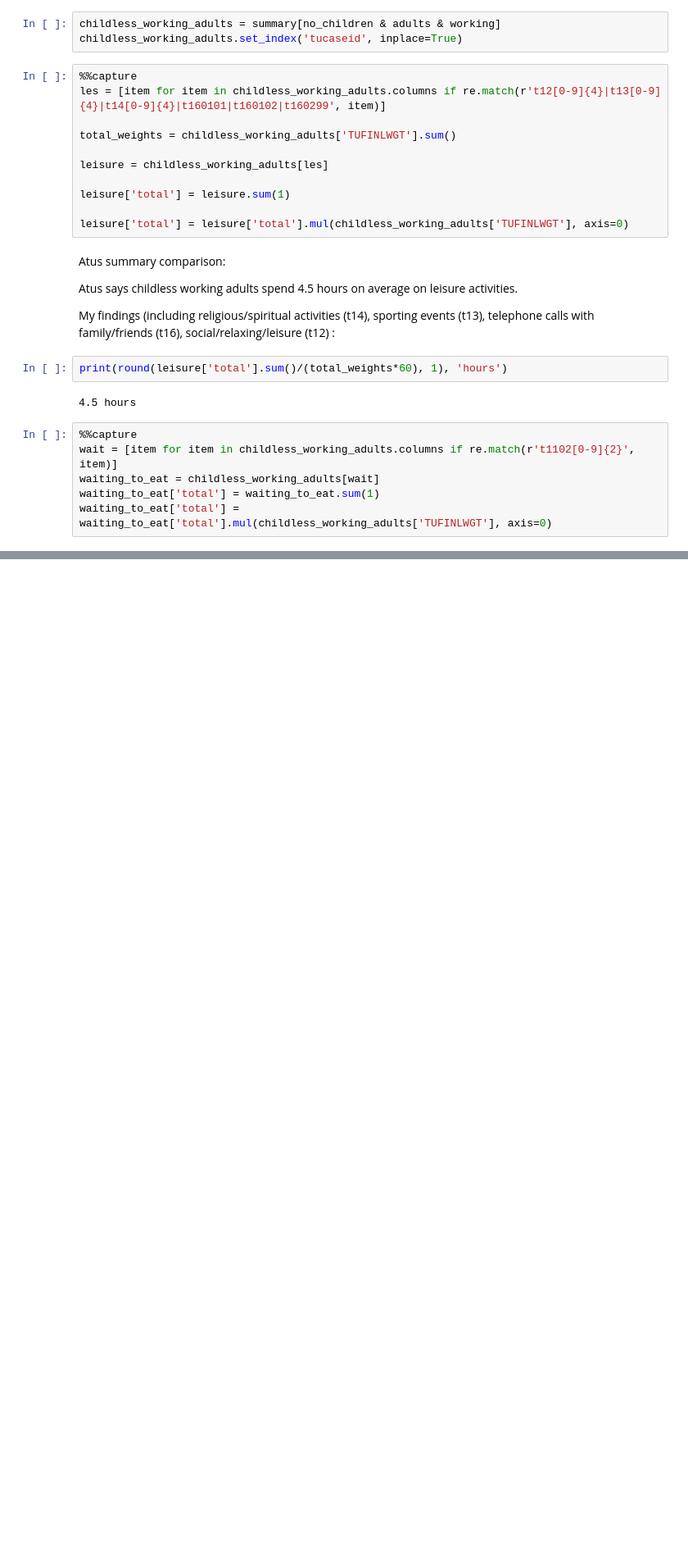
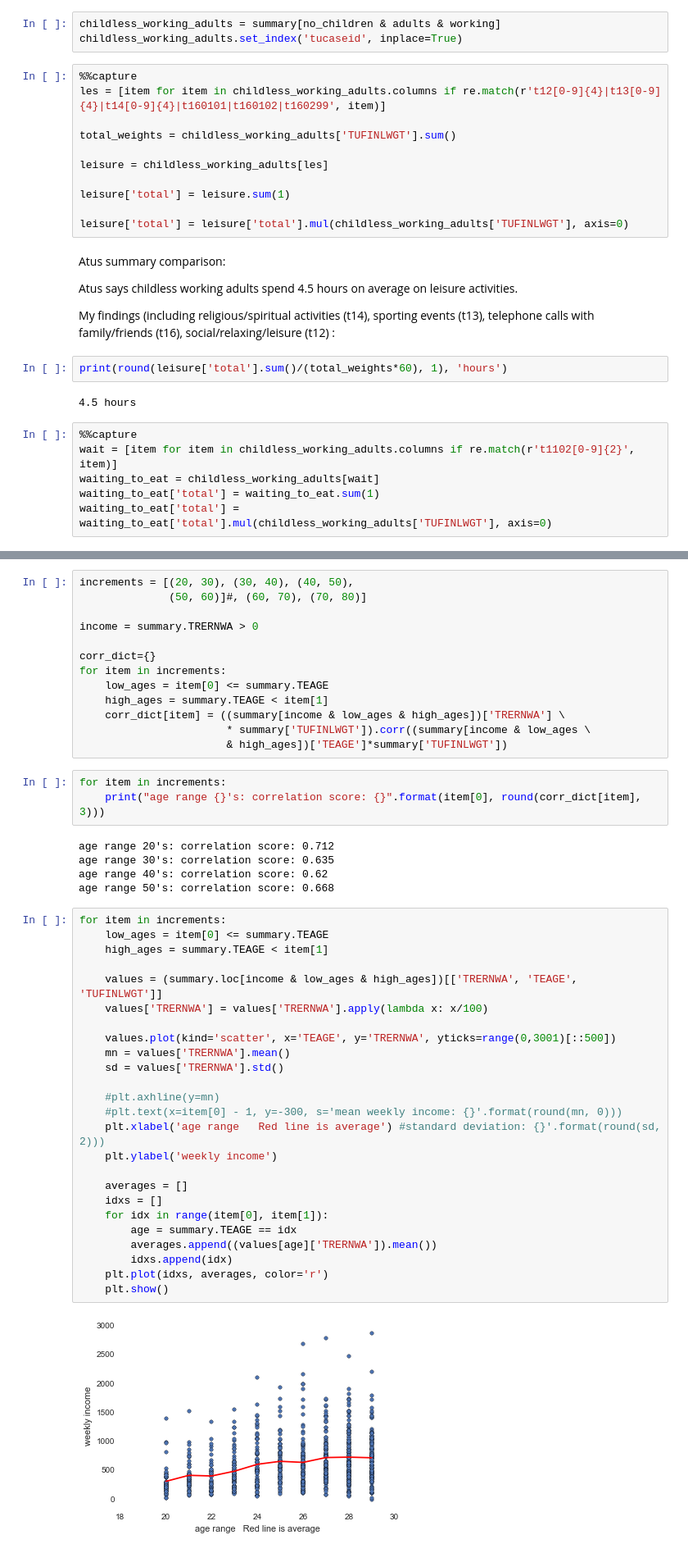
Before and after one commit to tiyd-python-2015-05/atus-analysis, a Jupyter notebook: Atus.ipynb, the cells around one changed output, grey strips where cells are left out. Shown: that part at 82% size. Drawn from its saved outputs; the diff is of its cells as text; blank space fills up the shorter version.

Commit message:
more graphs

```diff
--- a/Atus.ipynb
+++ b/Atus.ipynb
@@ -88,0 +123,48 @@ print(round(waiting_to_eat['total'].sum()/(total_weights), 3), 'minutes')
+# %%
+increments = [(20, 30), (30, 40), (40, 50),
+              (50, 60)]#, (60, 70), (70, 80)]
+
+income = summary.TRERNWA > 0
+
+corr_dict={}
+for item in increments:
+    low_ages = item[0] <= summary.TEAGE
+    high_ages = summary.TEAGE < item[1]
+    corr_dict[item] = ((summary[income & low_ages & high_ages])['TRERNWA'] \
+                       * summary['TUFINLWGT']).corr((summary[income & low_ages \
+                       & high_ages])['TEAGE']*summary['TUFINLWGT'])
+# %%
+for item in increments:
+    print("age range {}'s: correlation score: {}".format(item[0], round(corr_dict[item], 3)))
+# %% [output]
+age range 20's: correlation score: 0.712
+age range 30's: correlation score: 0.635
+age range 40's: correlation score: 0.62
+age range 50's: correlation score: 0.668
+# %%
+for item in increments:
+    low_ages = item[0] <= summary.TEAGE
+    high_ages = summary.TEAGE < item[1]
+
+    values = (summary.loc[income & low_ages & high_ages])[['TRERNWA', 'TEAGE', 'TUFINLWGT']]
+    values['TRERNWA'] = values['TRERNWA'].apply(lambda x: x/100)
+
+    values.plot(kind='scatter', x='TEAGE', y='TRERNWA', yticks=range(0,3001)[::500])
+    mn = values['TRERNWA'].mean()
+    sd = values['TRERNWA'].std()
+
+    #plt.axhline(y=mn)
+    #plt.text(x=item[0] - 1, y=-300, s='mean weekly income: {}'.format(round(mn, 0)))
+    plt.xlabel('age range   Red line is average') #standard deviation: {}'.format(round(sd, 2)))
+    plt.ylabel('weekly income')
+
+    averages = []
+    idxs = []
+    for idx in range(item[0], item[1]):
+        age = summary.TEAGE == idx
+        averages.append((values[age]['TRERNWA']).mean())
+        idxs.append(idx)
+    plt.plot(idxs, averages, color='r')
+    plt.show()
+# %% [output]
+[figure, added]
```
Also changed, not shown: parts of 18 cells of this notebook, 1 other file.
